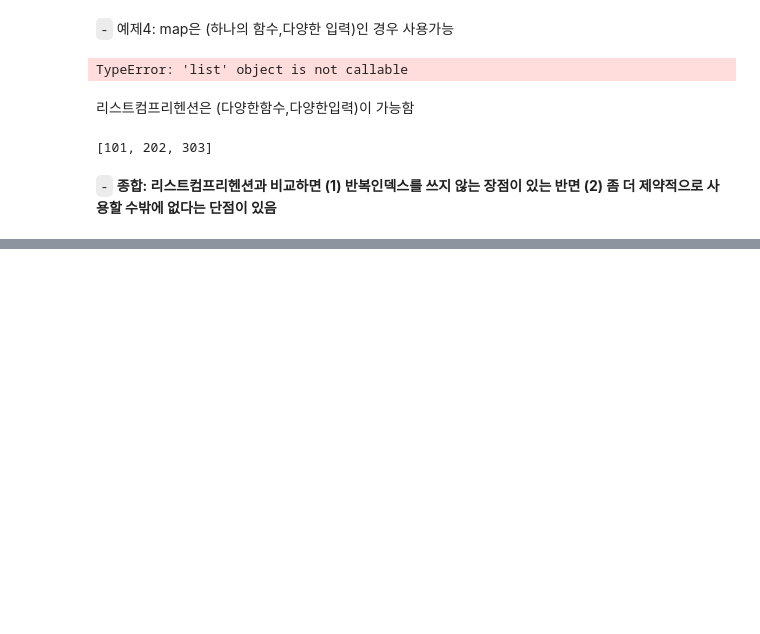
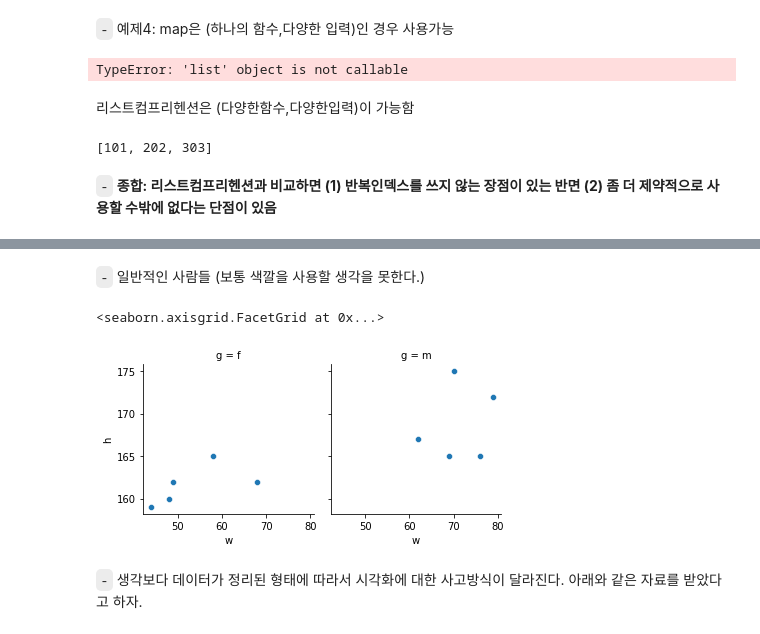
Before and after one commit to guebin/2021DV, a Jupyter notebook: _notebooks/2021-10-06-(5주차) 10월6일.ipynb, the cells around one changed output, grey strips where cells are left out. Cells and saved outputs as stored; diff of their text form; code cells hidden in the pictures; blank space fills up the shorter version.

```diff
--- a/_notebooks/Untitled.ipynb
+++ b/_notebooks/2021-10-06-(5주차) 10월6일.ipynb
@@ -404,0 +511,10 @@ TypeError: 'list' object is not callable
+# %% [markdown]
+`-` 일반적인 사람들 (보통 색깔을 사용할 생각을 못한다.)
+# %%
+figs = sns.FacetGrid(df,col='g')
+figs.map (sns.scatterplot,'w','h')
+# %% [output]
+<seaborn.axisgrid.FacetGrid at 0x...>
+[figure, added]
+# %% [markdown]
+`-` 생각보다 데이터가 정리된 형태에 따라서 시각화에 대한 사고방식이 달라진다. 아래와 같은 자료를 받았다고 하자.
```
Also changed, not shown: parts of 46 cells of this notebook.
